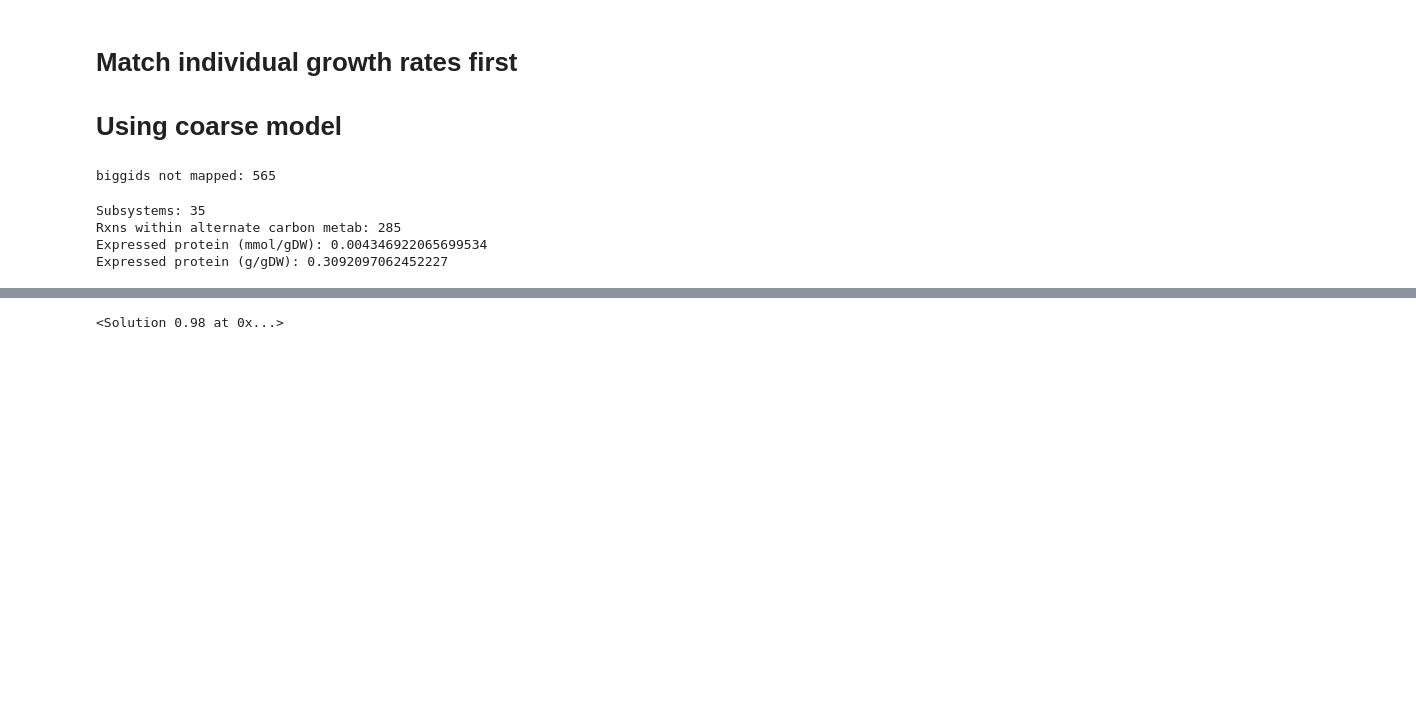
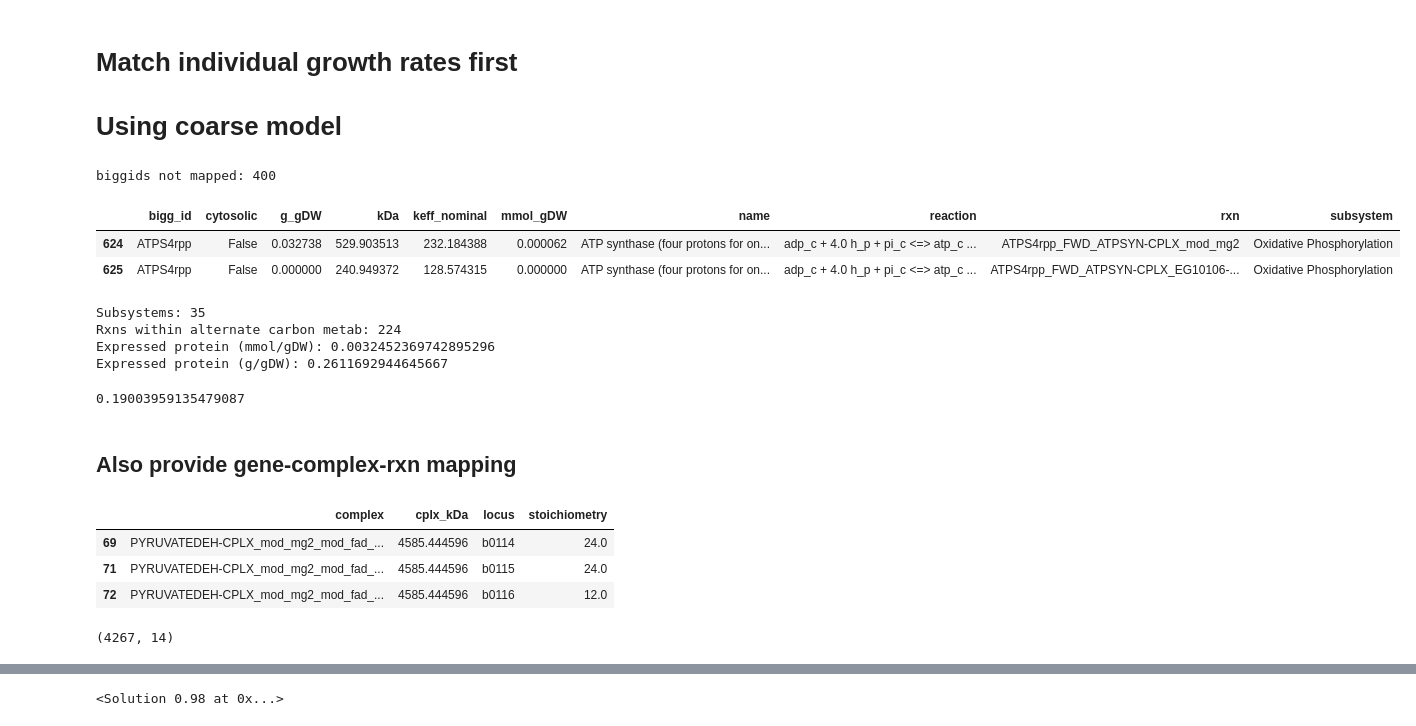
Before and after one commit to SBRG/dynamicme, a Jupyter notebook: notebooks/testing/coarse_protmass_cons_simple.ipynb, the cells around one changed output, grey strips where cells are left out. Cells and saved outputs as stored; diff of their text form; code cells hidden in the pictures; blank space fills up the shorter version.

```diff
--- a/notebooks/testing/coarse_protmass_cons_simple.ipynb
+++ b/notebooks/testing/coarse_protmass_cons_simple.ipynb
@@ -79,26 +79,48 @@ missed = []
 
 #for biggid in biggids:
 for rxn in ijo.reactions:
-    try:
-        biggid = rxn.id
+    biggid = rxn.id
+    # Try a few variations
+    if me.stoichiometric_data.has_id(biggid):
         sdata = me.stoichiometric_data.get_by_id(biggid)
-        mrxn = ijo.reactions.get_by_id(biggid)
-        rname = mrxn.name
-        for rxn in sdata.parent_reactions:
-            if rxn.complex_data is not None:
-                mmol_gDW = rxn.x / rxn.keff / 3600
-                kDa = rxn.complex_data.complex.mass
-                g_gDW    = kDa * mmol_gDW
-                rows.append({'bigg_id':biggid, 'rxn':rxn.id, 'name':rname, 'keff_nominal':rxn.keff, 'subsystem':mrxn.subsystem, 'reaction':mrxn.reaction, 'mmol_gDW':mmol_gDW,
-                             'g_gDW':g_gDW, 'kDa':kDa})
-    except KeyError:
-        missed.append(biggid)
+    else:
+        id_vars = [
+            biggid.replace('L_','L__'),
+            biggid.replace('D_','D__'),
+            biggid+'1']
+        found = False
+        for id_var in id_vars:
+            if me.stoichiometric_data.has_id(id_var):
+                sdata = me.stoichiometric_data.get_by_id(id_var)
+                found = True
+        if not found:
+            missed.append(biggid)
+            continue
+
+    mrxn = ijo.reactions.get_by_id(biggid)
+    ### Check if cytosolic
+    cytosolic = all(np.array([met.compartment=='c' for met in mrxn.metabolites]))
+    rname = mrxn.name
+    for rxn in [r for r in me.reactions if hasattr(r,'stoichiometric_data') and r.stoichiometric_data == sdata]:
+        if rxn.complex_data is not None and '_REV_' not in rxn.id:
+            # Skipped if _REV_ which repeats
+            mmol_gDW = rxn.x / rxn.keff / 3600
+            kDa = rxn.complex_data.complex.mass
+            g_gDW    = kDa * mmol_gDW
+            rows.append({'bigg_id':biggid, 'rxn':rxn.id, 'name':rname, 'keff_nominal':rxn.keff, 'subsystem':mrxn.subsystem, 'reaction':mrxn.reaction, 'mmol_gDW':mmol_gDW,
+                         'g_gDW':g_gDW, 'kDa':kDa, 'cytosolic':cytosolic})
 
 df_rmap = pd.DataFrame(rows)
 
 print 'biggids not mapped:', len(missed)
 # %% [output]
-biggids not mapped: 565
+biggids not mapped: 400
+# %%
+df_rmap[ df_rmap.bigg_id.str.contains('ATPS4rpp')]
+# %% [output]
+|  | bigg_id | cytosolic | g_gDW | kDa | keff_nominal | mmol_gDW | name | reaction | rxn | subsystem |
+| 624 | ATPS4rpp | False | 0.032738 | 529.903513 | 232.184388 | 0.000062 | ATP synthase (four protons for on... | adp_c + 4.0 h_p + pi_c <=> atp_c ... | ATPS4rpp_FWD_ATPSYN-CPLX_mod_mg2 | Oxidative Phosphorylation |
+| 625 | ATPS4rpp | False | 0.000000 | 240.949372 | 128.574315 | 0.000000 | ATP synthase (four protons for on... | adp_c + 4.0 h_p + pi_c <=> atp_c ... | ATPS4rpp_FWD_ATPSYN-CPLX_EG10106-... | Oxidative Phosphorylation |
 # %%
 print 'Subsystems:', len(df_rmap.subsystem.unique())
 print 'Rxns within alternate carbon metab:', len(df_rmap.rxn[ df_rmap.subsystem=='Alternate Carbon Metabolism'])
@@ -109,6 +131,12 @@ print 'Expressed protein (mmol/gDW):', ProtM
 print 'Expressed protein (g/gDW):', ProtGrams
 # %% [output]
 Subsystems: 35
-Rxns within alternate carbon metab: 285
-Expressed protein (mmol/gDW): 0.004346922065699534
-Expressed protein (g/gDW): 0.3092097062452227
+Rxns within alternate carbon metab: 224
+Expressed protein (mmol/gDW): 0.0032452369742895296
+Expressed protein (g/gDW): 0.2611692944645667
+# %%
+df_rmap[ df_rmap.cytosolic].g_gDW.sum()
+# %% [output]
+0.19003959135479087
+# %% [markdown]
+## Also provide gene-complex-rxn mapping
@@ -114,0 +185,7 @@ Expressed protein (g/gDW): 0.3092097062452227
+# %%
+df_cplx_stoich[ df_cplx_stoich.complex.str.contains('PYRUVATEDE')]
+# %% [output]
+|  | complex | cplx_kDa | locus | stoichiometry |
+| 69 | PYRUVATEDEH-CPLX_mod_mg2_mod_fad_... | 4585.444596 | b0114 | 24.0 |
+| 71 | PYRUVATEDEH-CPLX_mod_mg2_mod_fad_... | 4585.444596 | b0115 | 24.0 |
+| 72 | PYRUVATEDEH-CPLX_mod_mg2_mod_fad_... | 4585.444596 | b0116 | 12.0 |
@@ -114,0 +199,5 @@ Expressed protein (g/gDW): 0.3092097062452227
+# %%
+df_rmap_locus = pd.merge(df_rmap_cplx, df_cplx_stoich, on='complex', how='left')
+df_rmap_locus.shape
+# %% [output]
+(4267, 14)
```
Also changed, not shown: parts of 14 cells of this notebook, 13 other files.
